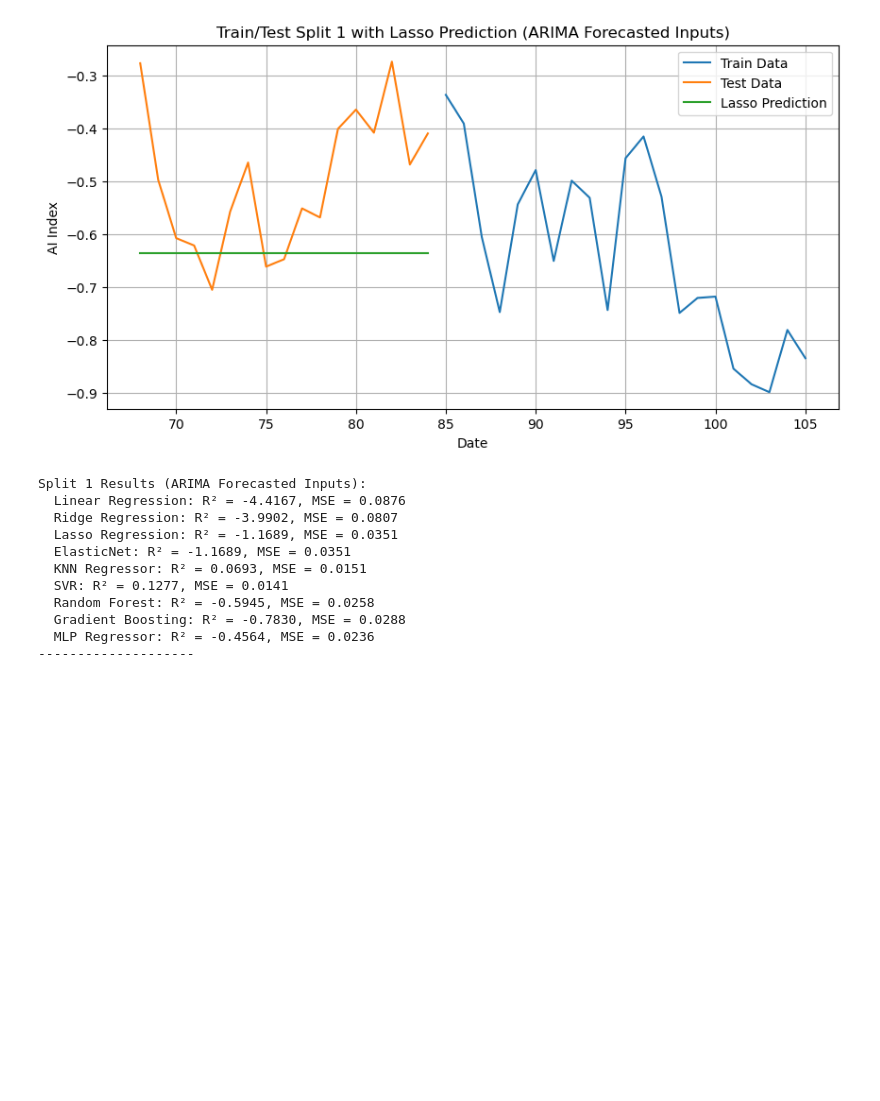
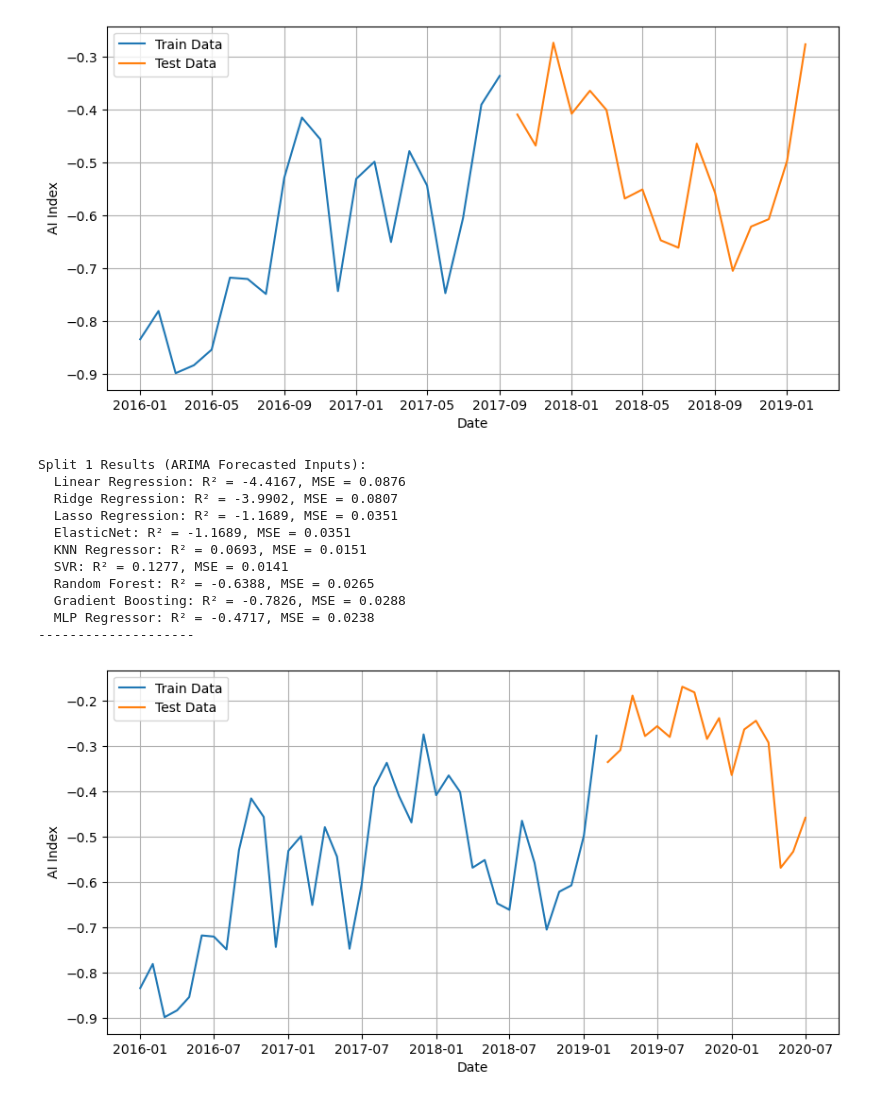
Before and after one commit to HarvsDucs/LSEG_2024, a Jupyter notebook: LSEG_dec5_2024.ipynb, the cells around one changed output. Cells and saved outputs as stored; diff of their text form; code cells hidden in the pictures; blank space fills up the shorter version.

```diff
--- a/LSEG_dec5_2024.ipynb
+++ b/LSEG_dec5_2024.ipynb
@@ -19,6 +19,8 @@ df = pd.read_csv("C:/Users/Harvey/Downloads/merged_data (1).csv")
 # Ensure 'Date' column is datetime
 df['Date'] = pd.to_datetime(df['Date'])
 df = df.iloc[::-1]
+
+df.set_index('Date', inplace=True)
 
 # Time series split
 tscv = TimeSeriesSplit(gap=0, max_train_size=None, n_splits=5, test_size=None)
@@ -85,8 +87,8 @@ for train_index, test_index in tscv.split(df):
     plt.figure(figsize=(10, 5))
     plt.plot(train_df.index, y_train, label='Train Data')
     plt.plot(test_df.index, y_test, label='Test Data')
-    plt.plot(test_df.index, models['Lasso Regression'].predict(X_test), label='Lasso Prediction')
-    plt.title(f"Train/Test Split {iteration} with Lasso Prediction (ARIMA Forecasted Inputs)")
+    # plt.plot(test_df.index, models['Lasso Regression'].predict(X_test), label='Lasso Prediction')
+    # plt.title(f"Train/Test Split {iteration} with Lasso Prediction (ARIMA Forecasted Inputs)")
     plt.xlabel("Date")
     plt.ylabel("AI Index")
     plt.legend()
@@ -125,34 +127,34 @@ future_dates = [last_date + DateOffset(months=x) for x in range(1, 11)]
 
 # Forecast unemployment and inflation for the next 10 months
 unemp_model_full = pm.auto_arima(df['Average Unemployment'], seasonal=False, suppress_warnings=True)
 infl_model_full = pm.auto_arima(df['Average Inflation'], seasonal=False, suppress_warnings=True)
 unemp_forecast_future = unemp_model_full.predict(n_periods=10)
 infl_forecast_future = infl_model_full.predict(n_periods=10)
 
 # Scale the forecasted data
 future_data_scaled = scaler.transform(np.column_stack((unemp_forecast_future, infl_forecast_future)))
 
 future_predictions = {}
 for name, model in models.items():
     # Retrain the model on the full dataset before predicting the future
     X_full = scaler.fit_transform(df[['Average Unemployment', 'Average Inflation']])
     y_full = df['AI Index']
     model.fit(X_full, y_full)
     predictions = model.predict(future_data_scaled)
     future_predictions[name] = predictions
 
 plt.figure(figsize=(12, 6))
 plt.plot(df.index, df['AI Index'], label='Historical Data')
 for name, preds in future_predictions.items():
     plt.plot(future_dates, preds, label=f'{name} Prediction (Next 10 Months, ARIMA Forecast)', marker='o')
 plt.title("Predictions for Next 10 Months (All Models, ARIMA Forecasted Inputs)")
 plt.xlabel("Date")
 plt.ylabel("Index")
 plt.legend()
 plt.grid(True)
 plt.show()
 # %% [output]
-[figure, old version]
+[figure, new version]
 Split 1 Results (ARIMA Forecasted Inputs):
   Linear Regression: R² = -4.4167, MSE = 0.0876
   Ridge Regression: R² = -3.9902, MSE = 0.0807
@@ -160,7 +162,8 @@ Split 1 Results (ARIMA Forecasted Inputs):
   ElasticNet: R² = -1.1689, MSE = 0.0351
   KNN Regressor: R² = 0.0693, MSE = 0.0151
   SVR: R² = 0.1277, MSE = 0.0141
-  Random Forest: R² = -0.5945, MSE = 0.0258
-  Gradient Boosting: R² = -0.7830, MSE = 0.0288
-  MLP Regressor: R² = -0.4564, MSE = 0.0236
+  Random Forest: R² = -0.6388, MSE = 0.0265
+  Gradient Boosting: R² = -0.7826, MSE = 0.0288
+  MLP Regressor: R² = -0.4717, MSE = 0.0238
 --------------------
+[figure, added]
```
Also changed, not shown: parts of 1 cell of this notebook.
